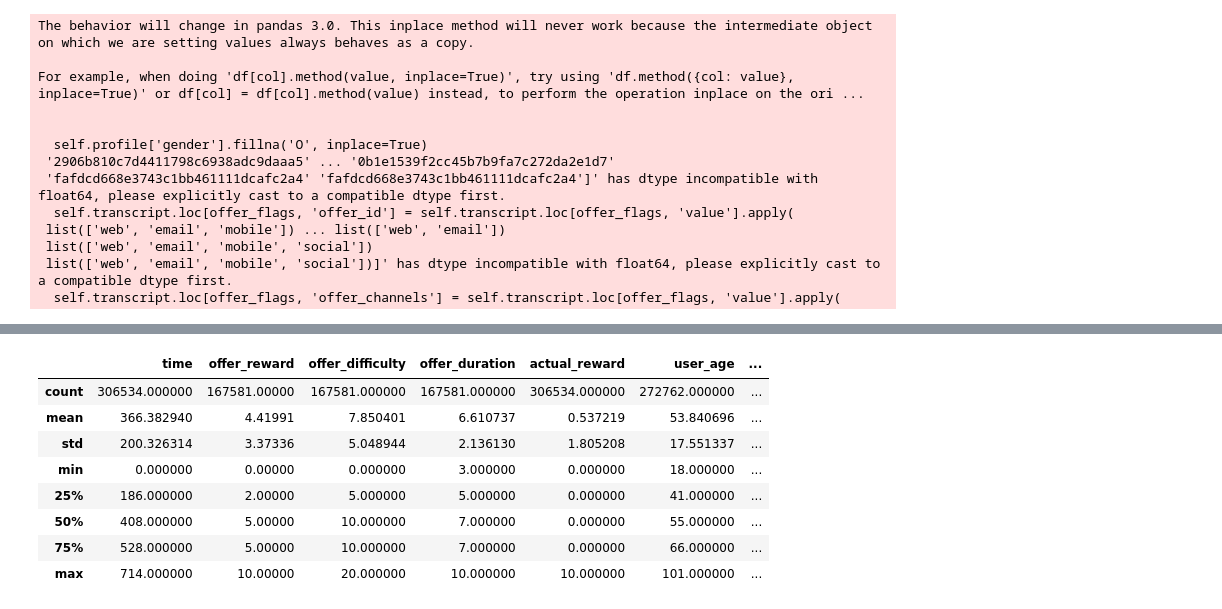
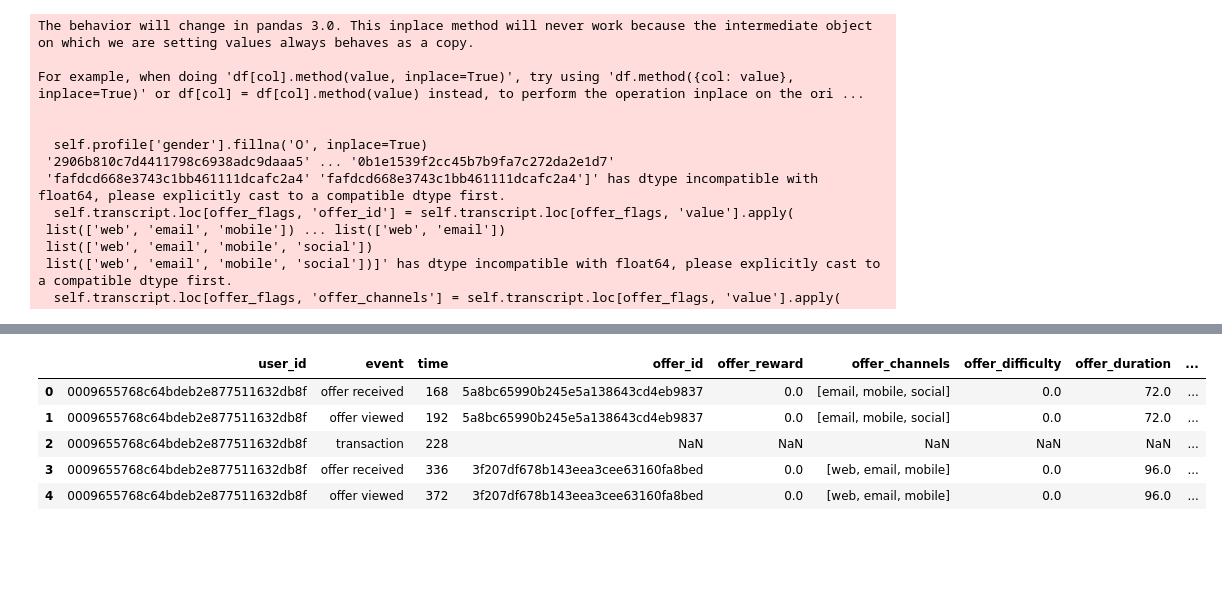
Before and after one commit to InjaeJayLee/starbucks, a Jupyter notebook: Starbucks_Capstone_notebook.ipynb, the cells around one changed output, grey strips where cells are left out. Drawn from its saved outputs; the diff is of its cells as text; code cells hidden in the pictures; blank space fills up the shorter version.

```diff
--- a/Starbucks_Capstone_notebook.ipynb
+++ b/Starbucks_Capstone_notebook.ipynb
@@ -141,12 +133,9 @@ memory usage: 35.1+ MB
-# %%
-transcript.describe()
-# %% [output]
-|  | time | offer_reward | offer_difficulty | offer_duration | actual_reward | user_age | ... |
-| count | 306534.000000 | 167581.00000 | 167581.000000 | 167581.000000 | 306534.000000 | 272762.000000 | ... |
-| mean | 366.382940 | 4.41991 | 7.850401 | 6.610737 | 0.537219 | 53.840696 | ... |
-| std | 200.326314 | 3.37336 | 5.048944 | 2.136130 | 1.805208 | 17.551337 | ... |
-| min | 0.000000 | 0.00000 | 0.000000 | 3.000000 | 0.000000 | 18.000000 | ... |
-| 25% | 186.000000 | 2.00000 | 5.000000 | 5.000000 | 0.000000 | 41.000000 | ... |
-| 50% | 408.000000 | 5.00000 | 10.000000 | 7.000000 | 0.000000 | 55.000000 | ... |
-| 75% | 528.000000 | 5.00000 | 10.000000 | 7.000000 | 0.000000 | 66.000000 | ... |
-| max | 714.000000 | 10.00000 | 20.000000 | 10.000000 | 10.000000 | 101.000000 | ... |
+# %%
+transcript.head(5)
+# %% [output]
+|  | user_id | event | time | offer_id | offer_reward | offer_channels | offer_difficulty | offer_duration | ... |
+| 0 | 0009655768c64bdeb2e877511632db8f | offer received | 168 | 5a8bc65990b245e5a138643cd4eb9837 | 0.0 | [email, mobile, social] | 0.0 | 72.0 | ... |
+| 1 | 0009655768c64bdeb2e877511632db8f | offer viewed | 192 | 5a8bc65990b245e5a138643cd4eb9837 | 0.0 | [email, mobile, social] | 0.0 | 72.0 | ... |
+| 2 | 0009655768c64bdeb2e877511632db8f | transaction | 228 | NaN | NaN | NaN | NaN | NaN | ... |
+| 3 | 0009655768c64bdeb2e877511632db8f | offer received | 336 | 3f207df678b143eea3cee63160fa8bed | 0.0 | [web, email, mobile] | 0.0 | 96.0 | ... |
+| 4 | 0009655768c64bdeb2e877511632db8f | offer viewed | 372 | 3f207df678b143eea3cee63160fa8bed | 0.0 | [web, email, mobile] | 0.0 | 96.0 | ... |
```
Also changed, not shown: parts of 12 cells of this notebook, 2 other files.
